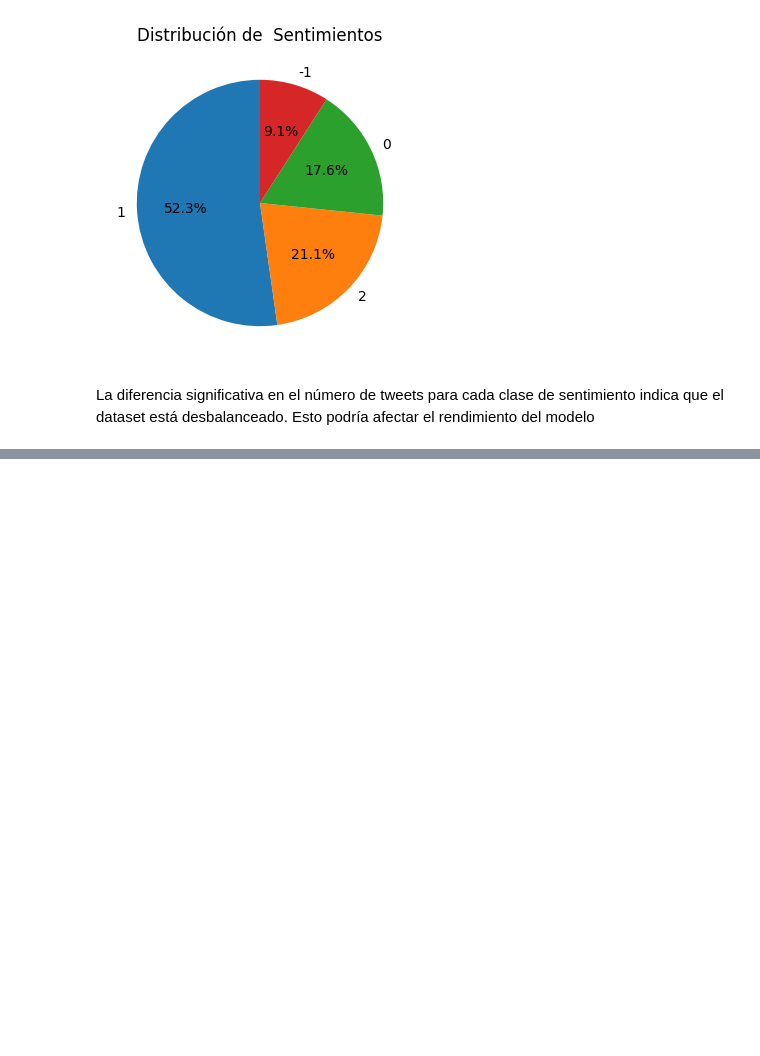
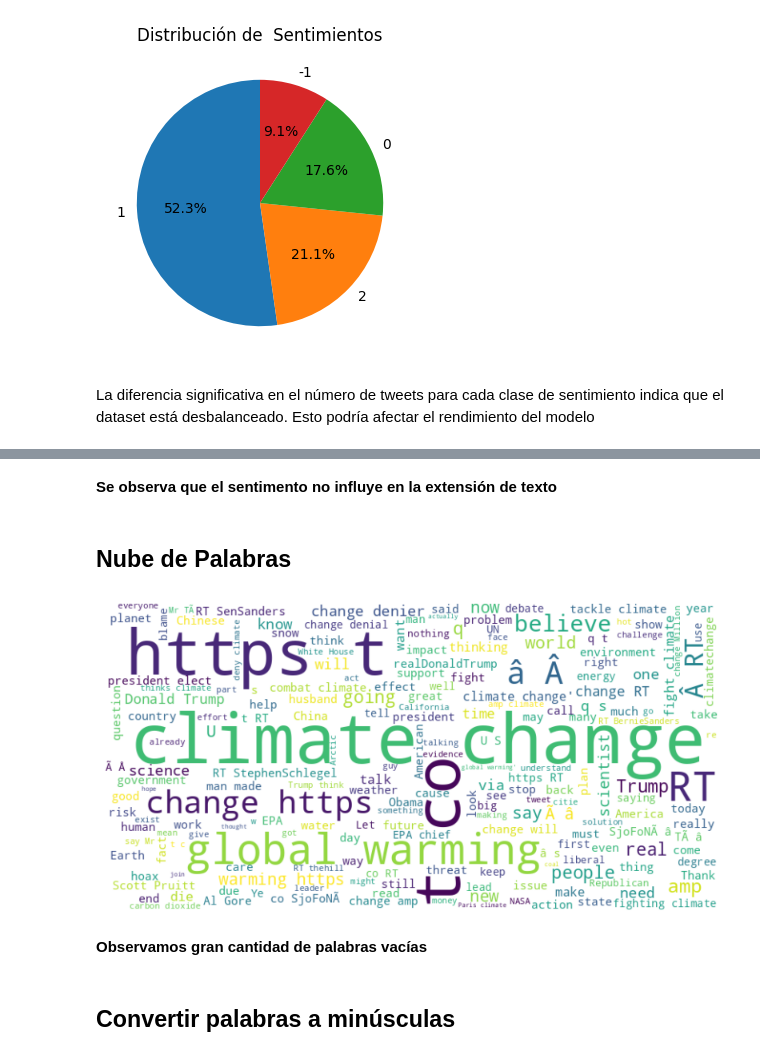
Before and after one commit to gusti011/DSIII, a Jupyter notebook: DSIII.ipynb, the cells around one changed output, grey strips where cells are left out. Saved outputs shown, nothing was run; the diff lists cells and outputs as text; code cells hidden in the pictures; blank space fills up the shorter version.

```diff
--- a/DSIII.ipynb
+++ b/DSIII.ipynb
@@ -101,0 +108,5 @@ plt.show()
+# %%
+#Creamos la columna Word_count para saber el número de palabras por tweet
+df['word_count'] = df['message'].apply(lambda x: len(str(x).split()))
+
+df.head()
@@ -101,0 +133,25 @@ plt.show()
+# %% [markdown]
+**Se observa que el sentimento no influye en la extensión de texto**
+# %% [markdown]
+## **Nube de Palabras**
+# %%
+from wordcloud import WordCloud
+import matplotlib.pyplot as plt
+
+# unimos todos los tweets en una sola linea
+text = " ".join(df['message'].astype(str))
+
+# Creamos la nube de palabras
+wordcloud = WordCloud(width=800, height=400, background_color='white').generate(text)
+
+# graficamos imagen:
+plt.figure(figsize=(10, 5))
+plt.imshow(wordcloud, interpolation='bilinear')
+plt.axis("off")
+plt.show()
+# %% [output]
+[figure, added]
+# %% [markdown]
+**Observamos gran cantidad de palabras vacías**
+# %% [markdown]
+## **Convertir palabras a minúsculas**
```
Also changed, not shown: parts of 30 cells of this notebook.
